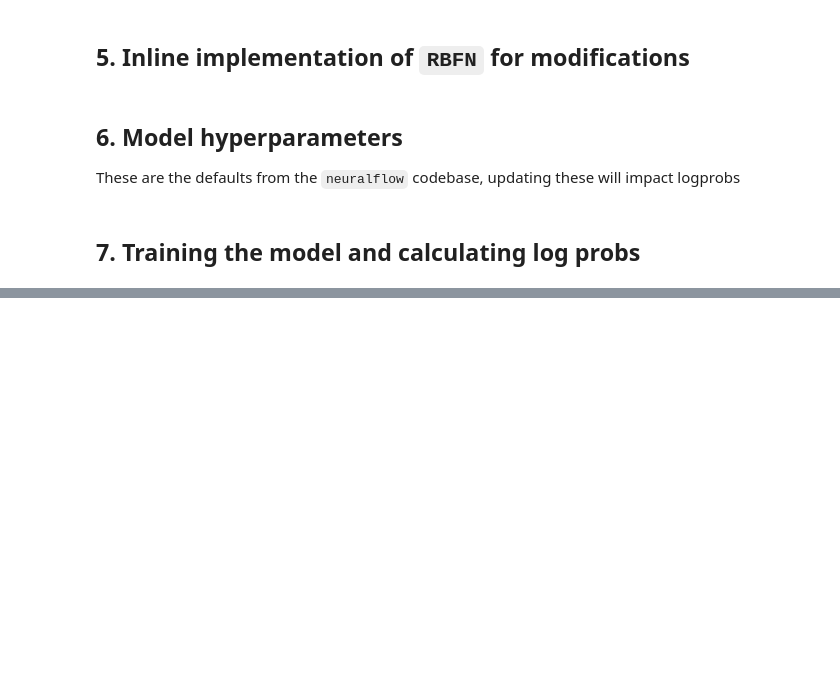
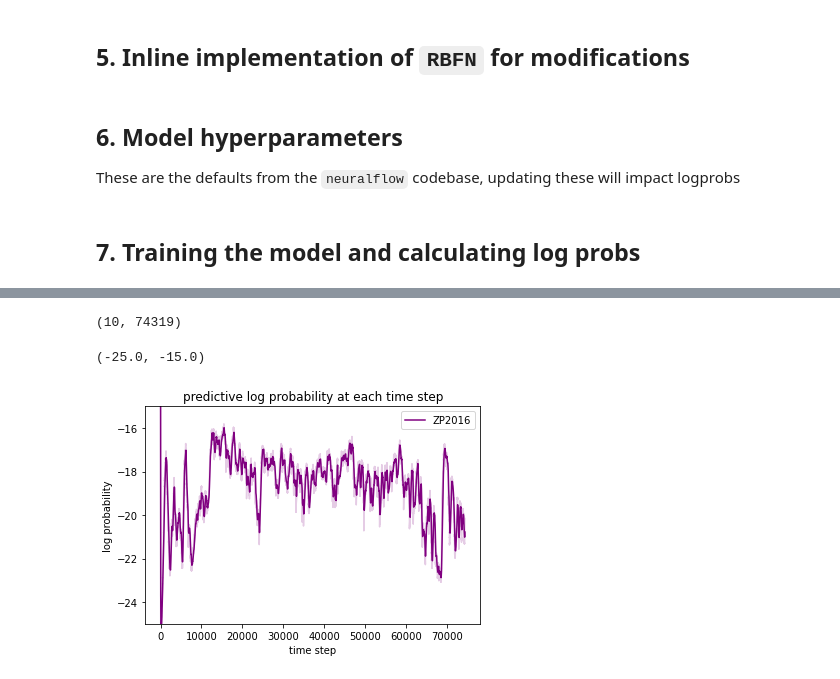
Before and after one commit to pearsonlab/Bubblewrap, a Jupyter notebook: models/ZP2016.ipynb, the cells around one changed output, grey strips where cells are left out. Drawn from its saved outputs; the diff is of its cells as text; code cells hidden in the pictures; blank space fills up the shorter version.

```diff
--- a/models/ZP2016.ipynb
+++ b/models/ZP2016.ipynb
@@ -275,0 +322,7 @@ np.save('logprob_zp2016_vdp_noise0.05.npy', np.array(final_log_probs))
+# %%
+# load the file you just saved from above.
+zp2016 = np.load('logprob_zp2016_neuropixels.npy')
+# %%
+zp2016.shape
+# %% [output]
+(10, 74319)
@@ -275,0 +336,16 @@ np.save('logprob_zp2016_vdp_noise0.05.npy', np.array(final_log_probs))
+# %%
+nn = zp2016.shape[1]  # number of time points
+plt.plot(np.linspace(2, nn-1, nn), zp2016[t], color='purple', alpha=0.2)
+
+ax = plt.gca()
+
+ax.plot(np.linspace(2, nn-1, nn), ewma(zp2016[t], 100), color='purple', label='ZP2016')
+ax.ticklabel_format(useOffset=False, style='plain')
+ax.set_xlabel('time step')
+ax.set_ylabel('log probability')
+ax.set_title('predictive log probability at each time step')
+ax.legend(bbox_to_anchor=(1, 1))
+plt.ylim([-25, -15])
+# %% [output]
+(-25.0, -15.0)
+[figure, added]
```
Also changed, not shown: parts of 33 cells of this notebook.
